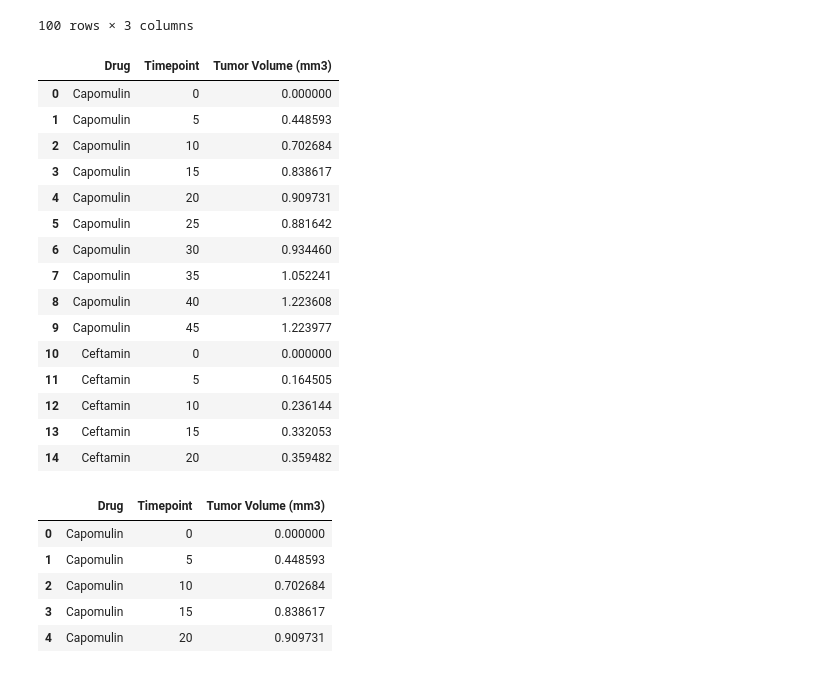
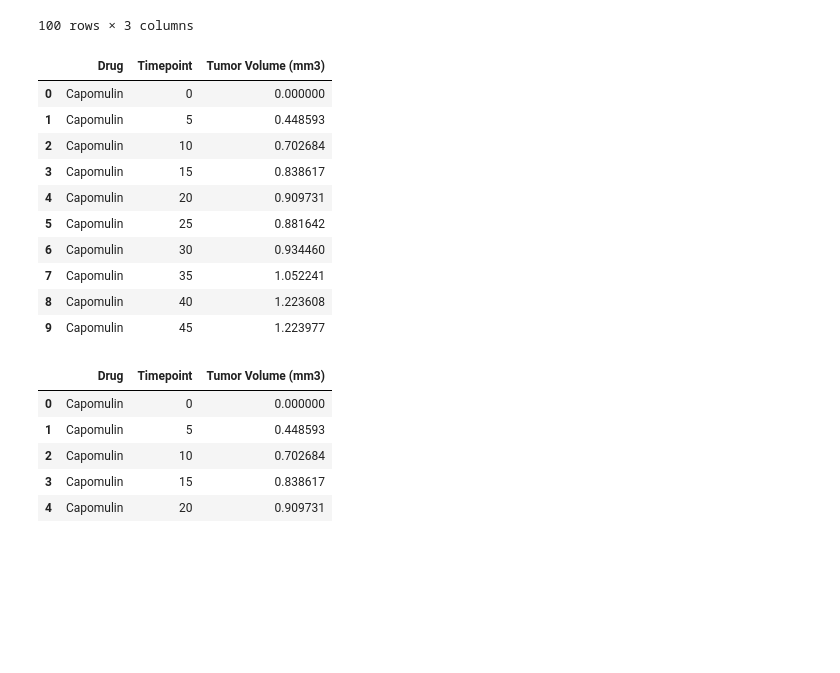
Before and after one commit to alexisperumal/matplotlib-challenge, a Jupyter notebook: Pymaceuticals/2019-12-10_pymaceuticals-Alexis.ipynb, the cells around one changed output. Saved outputs shown, nothing was run; the diff lists cells and outputs as text; code cells hidden in the pictures; blank space fills up the shorter version.

```diff
--- a/Pymaceuticals/2019-12-10_pymaceuticals-Alexis.ipynb
+++ b/Pymaceuticals/2019-12-10_pymaceuticals-Alexis.ipynb
@@ -107,29 +98,24 @@ tumor_vol_df.head(15)
 # %%
 # Store the Standard Error of Tumor Volumes Grouped by Drug and Timepoint
 tumor_vol_se_df = tumor_vol_gb['Tumor Volume (mm3)'].sem()
 
 # Convert to DataFrame
 tumor_vol_se_df = pd.DataFrame(tumor_vol_se_df).reset_index()
-tumor_vol_se_df.head(15)
+tumor_vol_se_df.head(10)
 
 # Preview DataFrame
 # %% [output]
 |  | Drug | Timepoint | Tumor Volume (mm3) |
 | 0 | Capomulin | 0 | 0.000000 |
 | 1 | Capomulin | 5 | 0.448593 |
 | 2 | Capomulin | 10 | 0.702684 |
 | 3 | Capomulin | 15 | 0.838617 |
 | 4 | Capomulin | 20 | 0.909731 |
 | 5 | Capomulin | 25 | 0.881642 |
 | 6 | Capomulin | 30 | 0.934460 |
 | 7 | Capomulin | 35 | 1.052241 |
 | 8 | Capomulin | 40 | 1.223608 |
 | 9 | Capomulin | 45 | 1.223977 |
-| 10 | Ceftamin | 0 | 0.000000 |
-| 11 | Ceftamin | 5 | 0.164505 |
-| 12 | Ceftamin | 10 | 0.236144 |
-| 13 | Ceftamin | 15 | 0.332053 |
-| 14 | Ceftamin | 20 | 0.359482 |
 # %%
 # %% [output]
 |  | Drug | Timepoint | Tumor Volume (mm3) |
```
Also changed, not shown: parts of 20 cells of this notebook, 4 other files.
